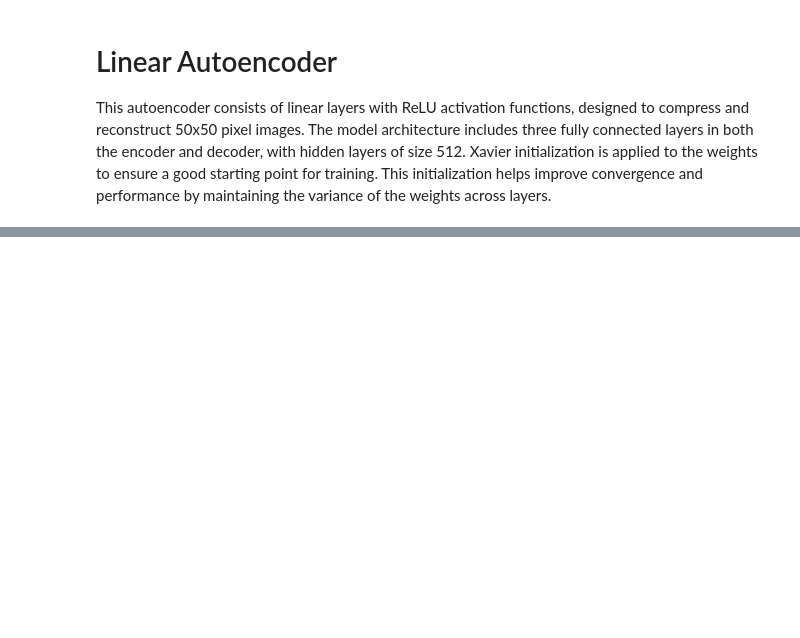
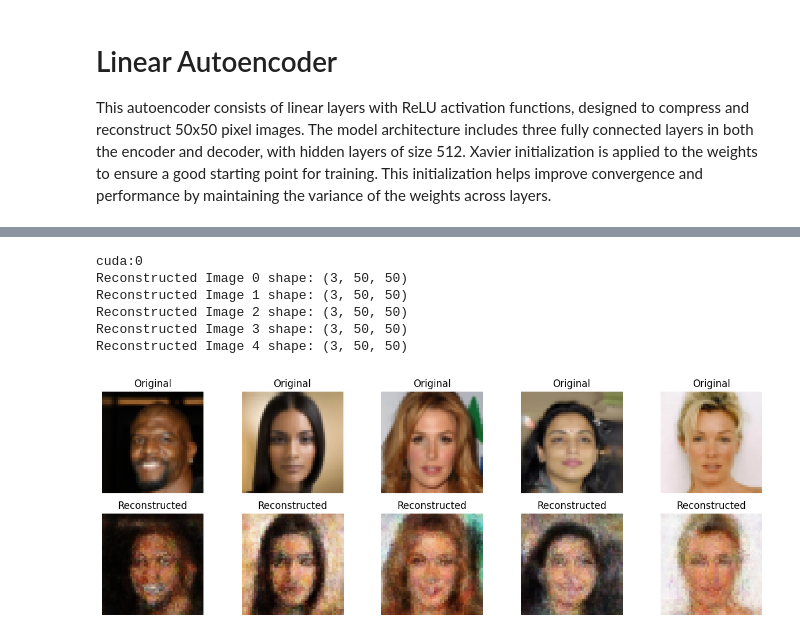
Before and after one commit to OmarFaig/VAE_vs_GAN, a Jupyter notebook: main.ipynb, the cells around one changed output, grey strips where cells are left out. Saved outputs shown, nothing was run; the diff lists cells and outputs as text; code cells hidden in the pictures; blank space fills up the shorter version.

```diff
--- a/main.ipynb
+++ b/main.ipynb
@@ -269,7 +290,7 @@ class VAE(nn.Module):
             nn.LeakyReLU(0.2,inplace=True),# possibly add max pooling
            # nn.Dropout(0.25),
             nn.ConvTranspose2d(in_channels = 256 , out_channels = 3 ,kernel_size=2,stride =2),
-            nn.LeakyReLU(0.2,inplace=True)# possibly add max pooling
+            nn.Sigmoid()# possibly add max pooling
         )
 
         # latent mean and variance
@@ -321,5 +342,6 @@ def loss_function(x, x_hat, mean, log_var):
 # %%
 # For Variational Autoencoder (VAE)
 vae = VAE()  # Assuming you have this class defined
-utils.train_autoencoder(vae, train_data, val_data, device, epochs=101, lr=1e-4, ckpt_dir="human_face_generation_split", arch_name="vae", loss_fn="vae")
+utils.train_autoencoder(vae, train_data, val_data, device, epochs=101, lr=1e-4,
+                        ckpt_dir="human_face_generation_split", arch_name="vae", loss_fn="vae")
 # %% [output]
@@ -393,0 +361,20 @@ Original shape: (1, 3, 50, 50), Reconstructed shape: (1, 3, 50, 50)
+# %%
+vae = VAE()
+#optimizer = torch.optim.Adam(vae.parameters(), lr=1e-4)
+checkpoint = torch.load("human_face_generation_split/20240904_211801_vae/checkpoint_epoch_101.pt", weights_only=True)
+vae.load_state_dict(checkpoint['state_dict'])
+#optimizer.load_state_dict(checkpoint['optimizer_state_dict'])
+#epoch torchvision.ckpoint['epoch']
+#loss = checkpoint['train_loss']
+#linear_auto.eval()
+device = torch.device("cuda:0" if torch.cuda.is_available() else "cpu")
+print(device)
+utils.plot_original_and_reconstructed(vae, show_data,device, num_images=5)
+# %% [output]
+cuda:0
+Reconstructed Image 0 shape: (3, 50, 50)
+Reconstructed Image 1 shape: (3, 50, 50)
+Reconstructed Image 2 shape: (3, 50, 50)
+Reconstructed Image 3 shape: (3, 50, 50)
+Reconstructed Image 4 shape: (3, 50, 50)
+[figure, added]
```
Also changed, not shown: parts of 9 cells of this notebook, 1 other file.
